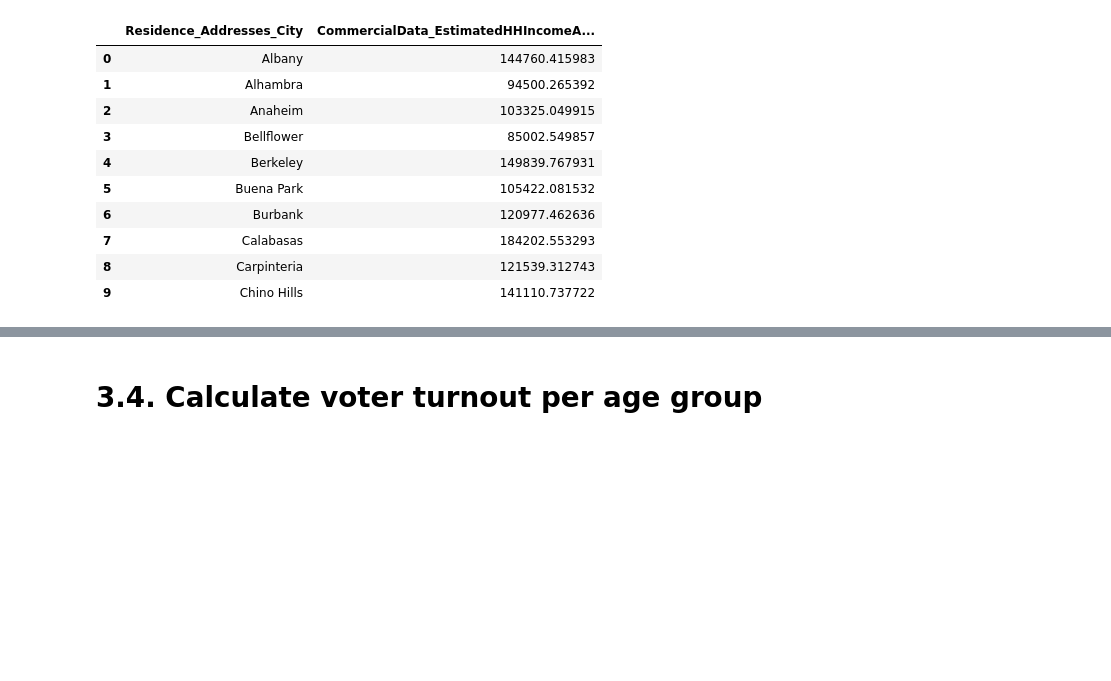
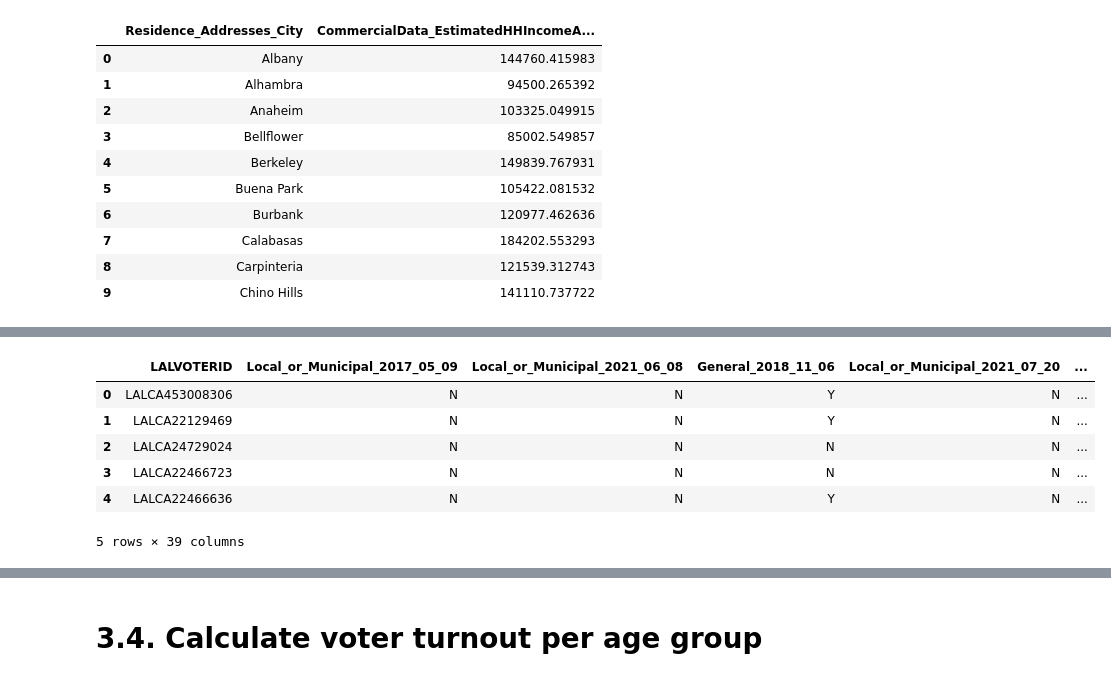
Before and after one commit to jnshzk/capstone, a Jupyter notebook: combine_demographic_vote_history.ipynb, the cells around one changed output, grey strips where cells are left out. Cells and saved outputs as stored; diff of their text form; code cells hidden in the pictures; blank space fills up the shorter version.

```diff
--- a/combine_demographic_vote_history.ipynb
+++ b/combine_demographic_vote_history.ipynb
@@ -702,0 +733,10 @@ voter_turnout_merge.head(10)
+# %%
+merged_file.head()
+# %% [output]
+|  | LALVOTERID | Local_or_Municipal_2017_05_09 | Local_or_Municipal_2021_06_08 | General_2018_11_06 | Local_or_Municipal_2021_07_20 | ... |
+| 0 | LALCA453008306 | N | N | Y | N | ... |
+| 1 | LALCA22129469 | N | N | Y | N | ... |
+| 2 | LALCA24729024 | N | N | N | N | ... |
+| 3 | LALCA22466723 | N | N | N | N | ... |
+| 4 | LALCA22466636 | N | N | Y | N | ... |
+5 rows × 39 columns
```
Also changed, not shown: parts of 19 cells of this notebook.
